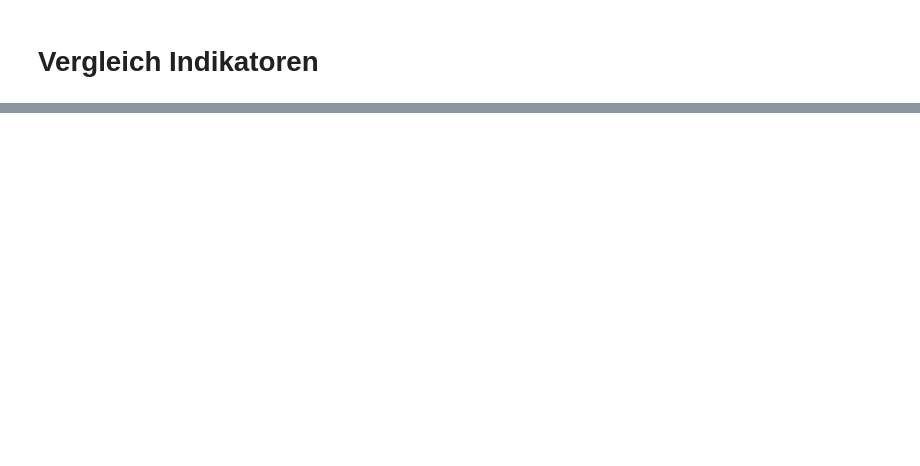
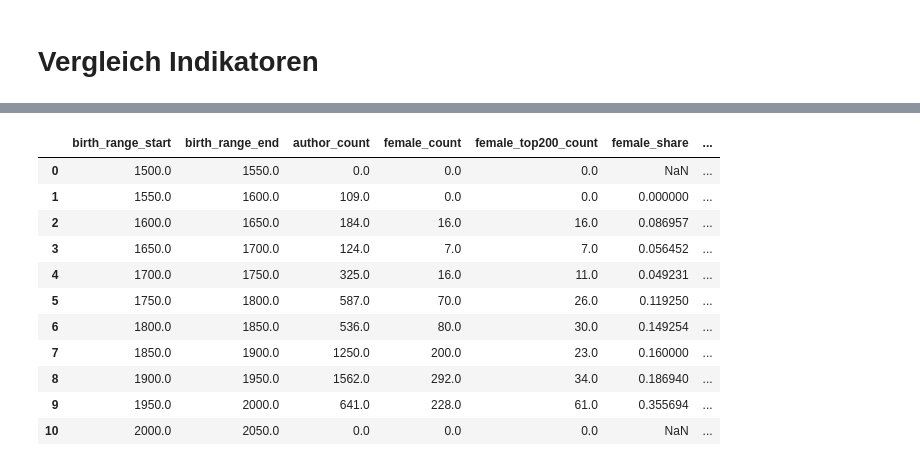
Before and after one commit to agihil/germancanon, a Jupyter notebook: notebooks/analyze_data.ipynb, the cells around one changed output, grey strips where cells are left out. Cells and saved outputs as stored; diff of their text form; code cells hidden in the pictures; blank space fills up the shorter version.

```diff
--- a/notebooks/analyze_data.ipynb
+++ b/notebooks/analyze_data.ipynb
@@ -519,0 +672,36 @@ fig.show()
+# %%
+gender_time_results = pd.DataFrame()
+for i, birth_range_start in enumerate(range(1500, 2050, 50)):
+    birth_range_end = birth_range_start+50
+    data_time = data.query("GND_birth >= @birth_range_start and GND_birth < @birth_range_end")
+    data_time_female = data_time.query("GND_gender == 'Weiblich'")
+
+    data_time_top200 = data_time.sort_values(by='canonicity_score_rank').head(200)
+    data_time_female_top200 = data_time_top200.query("GND_gender == 'Weiblich'")
+
+    gender_time_results.at[i, 'birth_range_start'] = birth_range_start
+    gender_time_results.at[i, 'birth_range_end'] = birth_range_end
+    gender_time_results.at[i, 'author_count'] = data_time.shape[0]
+
+    gender_time_results.at[i, 'female_count'] = data_time_female.shape[0]
+    if data_time.shape[0] > 0:
+        gender_time_results.at[i, 'female_share'] = data_time_female.shape[0]/data_time.shape[0]
+
+    gender_time_results.at[i, 'female_top200_count'] = data_time_female_top200.shape[0]
+    if data_time_top200.shape[0] > 0:
+        gender_time_results.at[i, 'female_top200_share'] = data_time_female_top200.shape[0]/data_time_top200.shape[0]
+
+gender_time_results
+# %% [output]
+|  | birth_range_start | birth_range_end | author_count | female_count | female_top200_count | female_share | ... |
+| 0 | 1500.0 | 1550.0 | 0.0 | 0.0 | 0.0 | NaN | ... |
+| 1 | 1550.0 | 1600.0 | 109.0 | 0.0 | 0.0 | 0.000000 | ... |
+| 2 | 1600.0 | 1650.0 | 184.0 | 16.0 | 16.0 | 0.086957 | ... |
+| 3 | 1650.0 | 1700.0 | 124.0 | 7.0 | 7.0 | 0.056452 | ... |
+| 4 | 1700.0 | 1750.0 | 325.0 | 16.0 | 11.0 | 0.049231 | ... |
+| 5 | 1750.0 | 1800.0 | 587.0 | 70.0 | 26.0 | 0.119250 | ... |
+| 6 | 1800.0 | 1850.0 | 536.0 | 80.0 | 30.0 | 0.149254 | ... |
+| 7 | 1850.0 | 1900.0 | 1250.0 | 200.0 | 23.0 | 0.160000 | ... |
+| 8 | 1900.0 | 1950.0 | 1562.0 | 292.0 | 34.0 | 0.186940 | ... |
+| 9 | 1950.0 | 2000.0 | 641.0 | 228.0 | 61.0 | 0.355694 | ... |
+| 10 | 2000.0 | 2050.0 | 0.0 | 0.0 | 0.0 | NaN | ... |
```
Also changed, not shown: parts of 10 cells of this notebook, 1 other file.
